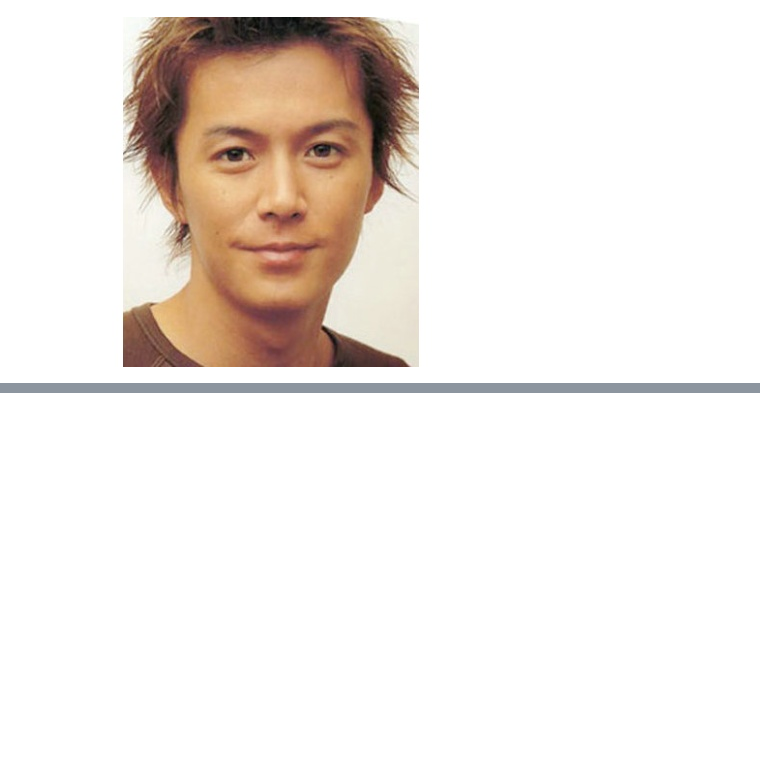
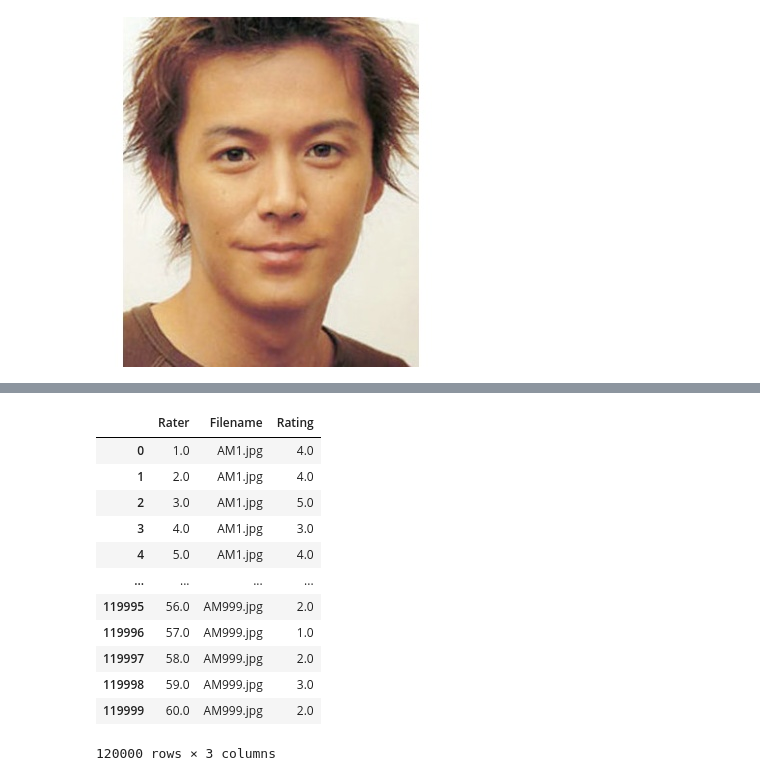
Before and after one commit to dheerajpreetsingh/APMLP, a Jupyter notebook: APMLP.ipynb, the cells around one changed output, grey strips where cells are left out. Drawn from its saved outputs; the diff is of its cells as text; code cells hidden in the pictures; blank space fills up the shorter version.

```diff
--- a/APMLP.ipynb
+++ b/APMLP.ipynb
@@ -54,0 +72,17 @@ M
+# %%
+dfm2=dfm1.dropna(how='all')
+dfm2
+# %% [output]
+|  | Rater | Filename | Rating |
+| 0 | 1.0 | AM1.jpg | 4.0 |
+| 1 | 2.0 | AM1.jpg | 4.0 |
+| 2 | 3.0 | AM1.jpg | 5.0 |
+| 3 | 4.0 | AM1.jpg | 3.0 |
+| 4 | 5.0 | AM1.jpg | 4.0 |
+| ... | ... | ... | ... |
+| 119995 | 56.0 | AM999.jpg | 2.0 |
+| 119996 | 57.0 | AM999.jpg | 1.0 |
+| 119997 | 58.0 | AM999.jpg | 2.0 |
+| 119998 | 59.0 | AM999.jpg | 3.0 |
+| 119999 | 60.0 | AM999.jpg | 2.0 |
+120000 rows × 3 columns
```
Also changed, not shown: parts of 3 cells of this notebook.
